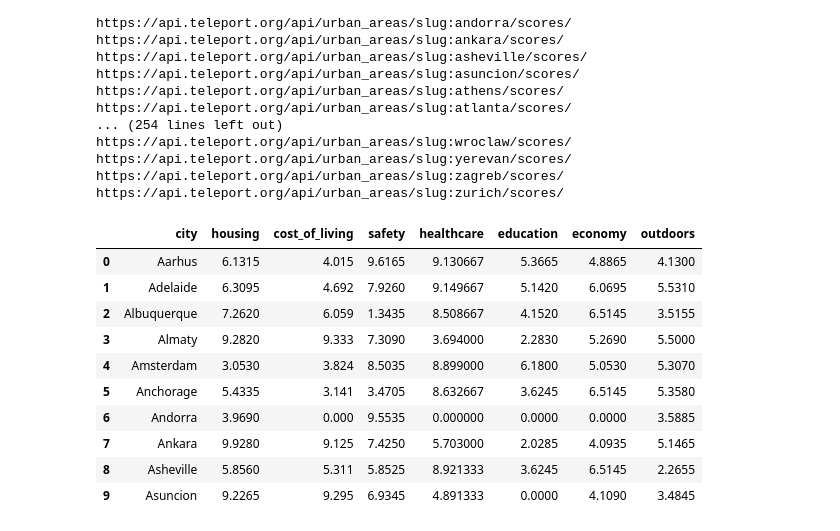
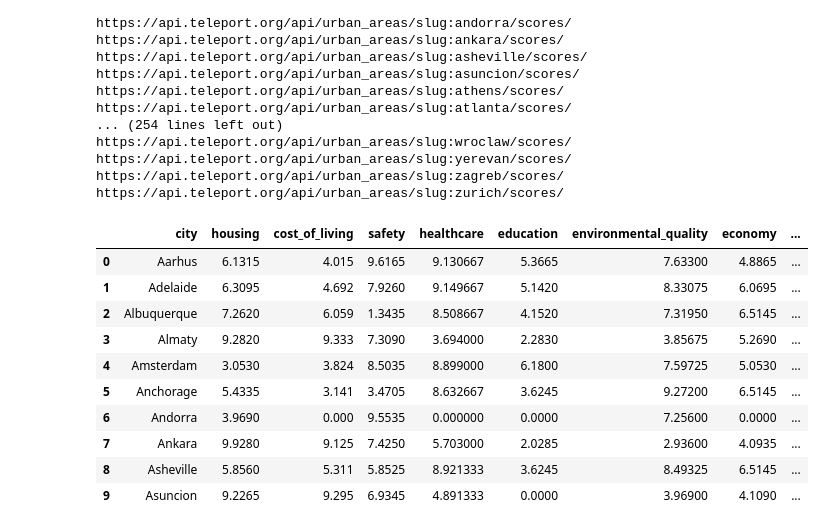
Before and after one commit to rdhuper/Project_Group_6, a Jupyter notebook: alex/Teleport_API_City_Collection.ipynb, the cells around one changed output. Saved outputs shown, nothing was run; the diff lists cells and outputs as text; code cells hidden in the pictures.

Commit message:
updated with more scores, scatter plots

```diff
--- a/alex/Teleport_API_City_Collection.ipynb
+++ b/alex/Teleport_API_City_Collection.ipynb
@@ -46,8 +46,11 @@ cost_of_living = []
 safety = []
 healthcare = []
 education = []
+environmental_quality = []
 economy = []
+taxation = []
 outdoors = []
+teleport_score = []
 
 processed_cities = []
 
@@ -74,8 +77,14 @@ for city in cities:
         safety.append(response['categories'][7]['score_out_of_10'])
         healthcare.append(response['categories'][8]['score_out_of_10'])
         education.append(response['categories'][9]['score_out_of_10'])
+        environmental_quality.append(response['categories'][10]['score_out_of_10'])
         economy.append(response['categories'][11]['score_out_of_10'])
+        taxation.append(response['categories'][12]['score_out_of_10'])
+
         outdoors.append(response['categories'][16]['score_out_of_10'])
+        teleport_score.append(response['teleport_city_score'])
+
+
 
 
 #         temp.append(response['main']['temp'])
@@ -122,26 +131,29 @@ https://api.teleport.org/api/urban_areas/slug:zurich/scores/
 # %%
 # create a data frame from cities, scores
 city_dict = {
     "city": processed_cities,
     "housing": housing,
     "cost_of_living": cost_of_living,
     "safety": safety,
     "healthcare": healthcare,
     "education": education,
+    "environmental_quality": environmental_quality,
     "economy": economy,
-    "outdoors": outdoors
+    "taxation": taxation,
+    "outdoors": outdoors,
+    "teleport_score": teleport_score
 }
 city_data = pd.DataFrame(city_dict)
 city_data.head(10)
 # %% [output]
-|  | city | housing | cost_of_living | safety | healthcare | education | economy | outdoors |
-| 0 | Aarhus | 6.1315 | 4.015 | 9.6165 | 9.130667 | 5.3665 | 4.8865 | 4.1300 |
-| 1 | Adelaide | 6.3095 | 4.692 | 7.9260 | 9.149667 | 5.1420 | 6.0695 | 5.5310 |
-| 2 | Albuquerque | 7.2620 | 6.059 | 1.3435 | 8.508667 | 4.1520 | 6.5145 | 3.5155 |
-| 3 | Almaty | 9.2820 | 9.333 | 7.3090 | 3.694000 | 2.2830 | 5.2690 | 5.5000 |
-| 4 | Amsterdam | 3.0530 | 3.824 | 8.5035 | 8.899000 | 6.1800 | 5.0530 | 5.3070 |
-| 5 | Anchorage | 5.4335 | 3.141 | 3.4705 | 8.632667 | 3.6245 | 6.5145 | 5.3580 |
-| 6 | Andorra | 3.9690 | 0.000 | 9.5535 | 0.000000 | 0.0000 | 0.0000 | 3.5885 |
-| 7 | Ankara | 9.9280 | 9.125 | 7.4250 | 5.703000 | 2.0285 | 4.0935 | 5.1465 |
-| 8 | Asheville | 5.8560 | 5.311 | 5.8525 | 8.921333 | 3.6245 | 6.5145 | 2.2655 |
-| 9 | Asuncion | 9.2265 | 9.295 | 6.9345 | 4.891333 | 0.0000 | 4.1090 | 3.4845 |
+|  | city | housing | cost_of_living | safety | healthcare | education | environmental_quality | economy | ... |
+| 0 | Aarhus | 6.1315 | 4.015 | 9.6165 | 9.130667 | 5.3665 | 7.63300 | 4.8865 | ... |
+| 1 | Adelaide | 6.3095 | 4.692 | 7.9260 | 9.149667 | 5.1420 | 8.33075 | 6.0695 | ... |
+| 2 | Albuquerque | 7.2620 | 6.059 | 1.3435 | 8.508667 | 4.1520 | 7.31950 | 6.5145 | ... |
+| 3 | Almaty | 9.2820 | 9.333 | 7.3090 | 3.694000 | 2.2830 | 3.85675 | 5.2690 | ... |
+| 4 | Amsterdam | 3.0530 | 3.824 | 8.5035 | 8.899000 | 6.1800 | 7.59725 | 5.0530 | ... |
+| 5 | Anchorage | 5.4335 | 3.141 | 3.4705 | 8.632667 | 3.6245 | 9.27200 | 6.5145 | ... |
+| 6 | Andorra | 3.9690 | 0.000 | 9.5535 | 0.000000 | 0.0000 | 7.25600 | 0.0000 | ... |
+| 7 | Ankara | 9.9280 | 9.125 | 7.4250 | 5.703000 | 2.0285 | 2.93600 | 4.0935 | ... |
+| 8 | Asheville | 5.8560 | 5.311 | 5.8525 | 8.921333 | 3.6245 | 8.49325 | 6.5145 | ... |
+| 9 | Asuncion | 9.2265 | 9.295 | 6.9345 | 4.891333 | 0.0000 | 3.96900 | 4.1090 | ... |
```
Also changed, not shown: parts of 6 cells of this notebook.
